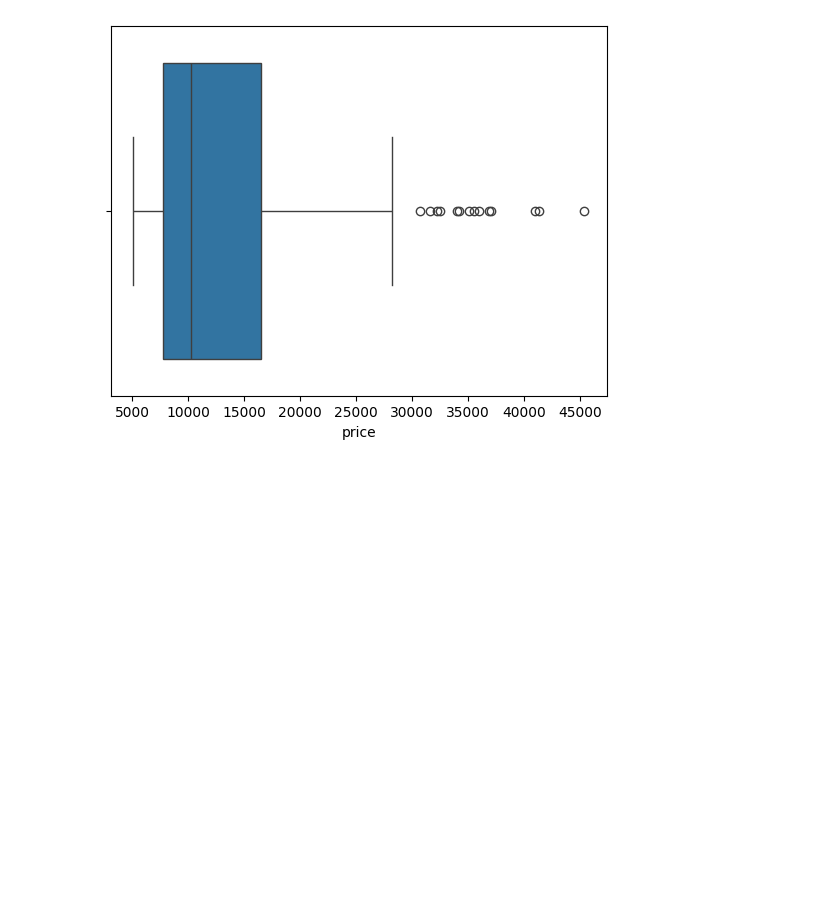
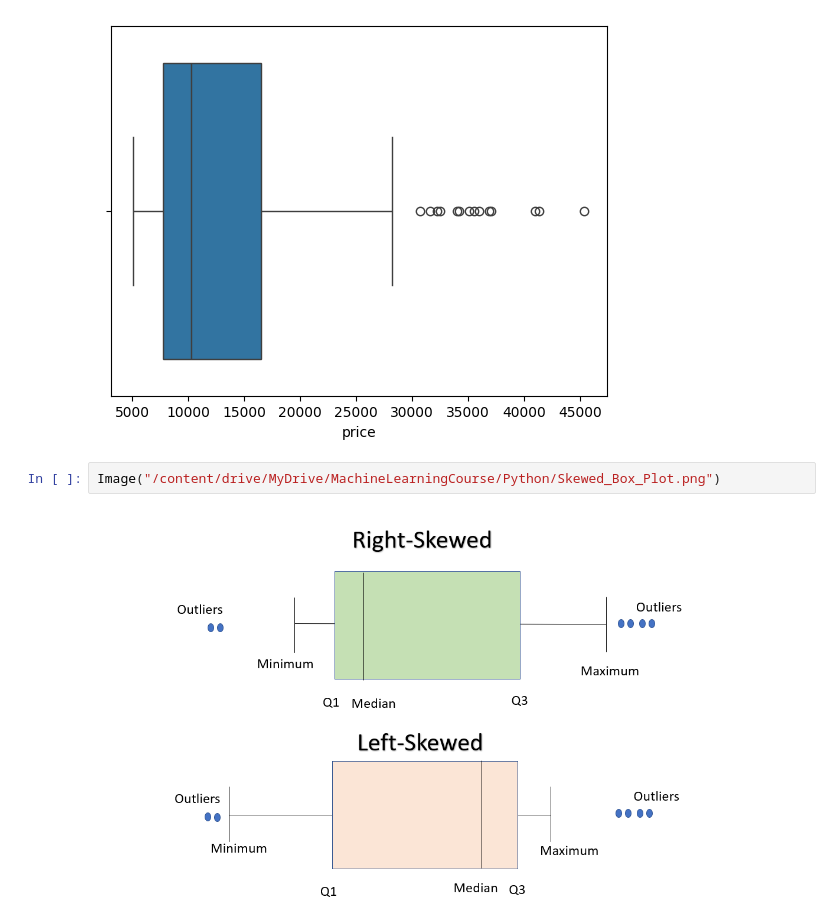
Before and after one commit to chemkemeimyers/PythonProjects, a Jupyter notebook: DataVisualization.ipynb, the cells around one changed output. Cells and saved outputs as stored; diff of their text form; blank space fills up the shorter version.

Commit message:
Data Visualization

```diff
--- a/DataVisualization.ipynb
+++ b/DataVisualization.ipynb
@@ -49,3 +49,7 @@ sns.boxplot(data=df, x='price')
 # %% [output]
 <Axes: xlabel='price'>
 [figure]
+# %%
+Image("/content/drive/MyDrive/MachineLearningCourse/Python/Skewed_Box_Plot.png")
+# %% [output]
+[figure, added]
```
Also changed, not shown: parts of 1 cell of this notebook.
